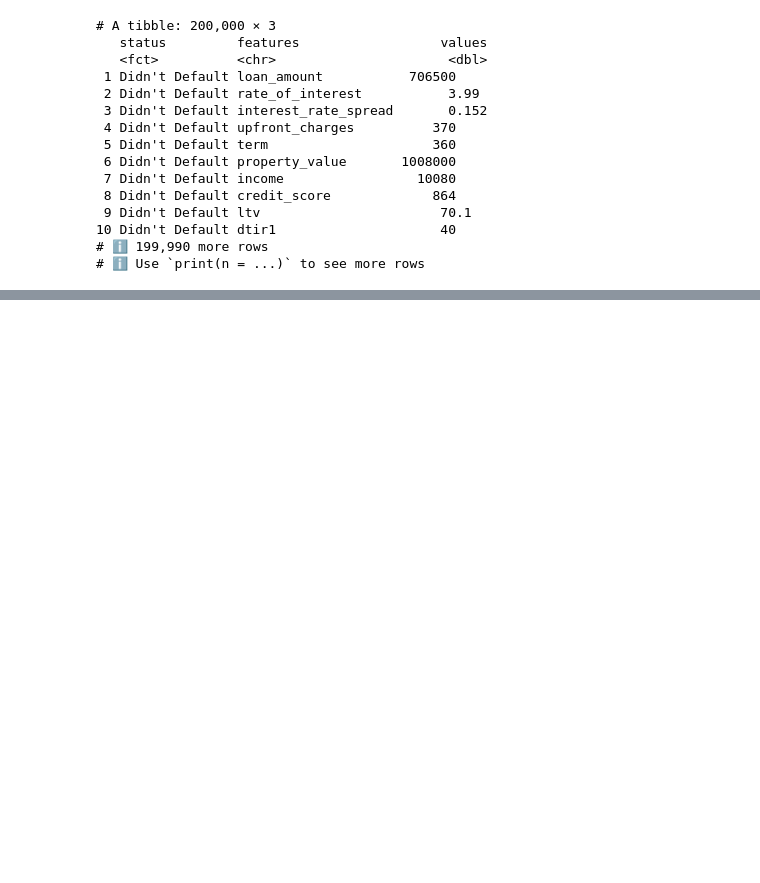
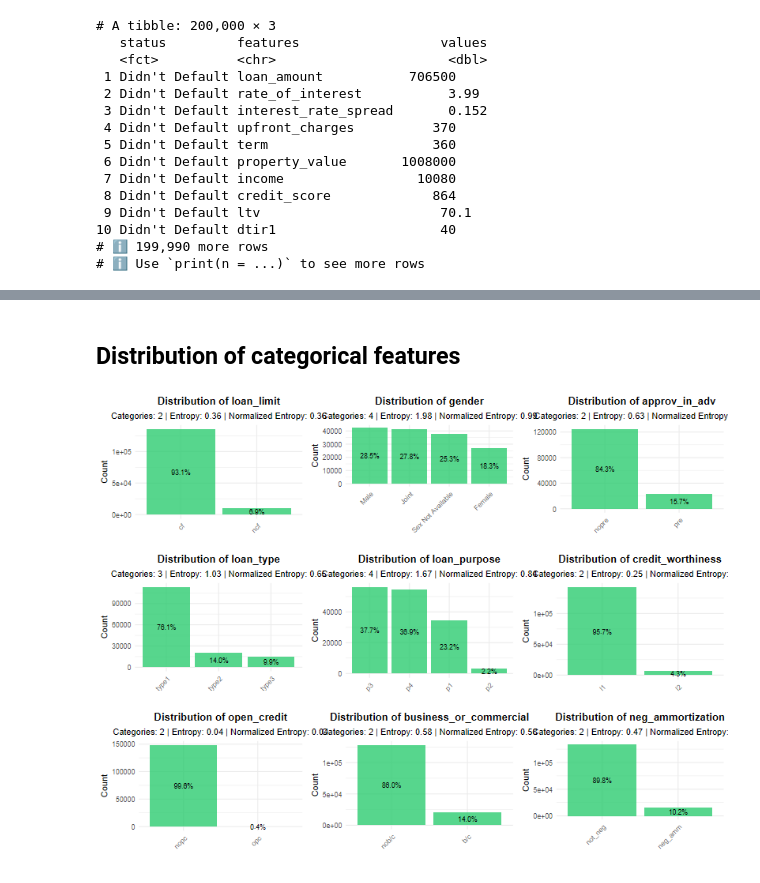
Before and after one commit to Chrisolande/Loan-Default, a Jupyter notebook: loan_data.ipynb, the cells around one changed output, grey strips where cells are left out. Cells and saved outputs as stored; diff of their text form; code cells hidden in the pictures; blank space fills up the shorter version.

```diff
--- a/loan_data.ipynb
+++ b/loan_data.ipynb
@@ -311,0 +342,58 @@ There were 12 warnings (use warnings() to see them)
+# %% [markdown]
+## Distribution of categorical features
+# %%
+categorical_cols <- imputed_data %>%
+  select_if(is.factor) %>%
+  names()
+
+if(length(categorical_cols) > 0) {
+  # Create a function for advanced bar charts
+  advanced_bar_chart <- function(data, variable) {
+    # Calculate frequencies and percentages
+    freq_table <- table(data[[variable]])
+    freq_df <- data.frame(
+      Category = names(freq_table),
+      Count = as.numeric(freq_table),
+      Percentage = as.numeric(freq_table) / sum(freq_table) * 100
+    ) %>%
+      arrange(desc(Count))
+
+    # Calculate Shannon's entropy (measure of dispersion)
+    p <- freq_df$Percentage / 100
+    entropy <- -sum(p * log2(p), na.rm = TRUE)
+    max_entropy <- log2(length(freq_df$Category))
+    norm_entropy <- entropy / max_entropy
+
+    # Create the plot
+    p <- ggplot(freq_df, aes(x = reorder(Category, -Count), y = Count)) +
+      geom_bar(stat = "identity", fill = "#2ecc71", alpha = 0.8) +
+      geom_text(aes(label = sprintf("%.1f%%", Percentage)),
+                position = position_stack(vjust = 0.5),
+                color = "black", size = 3) +
+      labs(
+        title = paste("Distribution of", variable),
+        subtitle = paste(
+          "Categories:", length(freq_df$Category),
+          "| Entropy:", round(entropy, 2),
+          "| Normalized Entropy:", round(norm_entropy, 2)
+        ),
+        x = "",
+        y = "Count"
+      ) +
+      theme_minimal() +
+      theme(
+        plot.title = element_text(face = "bold", hjust = 0.5),
+        plot.subtitle = element_text(hjust = 0.5),
+        axis.text.x = element_text(angle = 45, hjust = 1)
+      )
+
+    return(p)
+  }
+
+  # Create bar charts for the first 9 categorical variables
+  plot_list <- lapply(categorical_cols[1:min(9, length(categorical_cols))],
+                      function(col) advanced_bar_chart(loan_data, col))
+  do.call(grid.arrange, c(plot_list, ncol = 3))
+}
+# %% [output]
+[figure, added]
```
Also changed, not shown: parts of 33 cells of this notebook.
